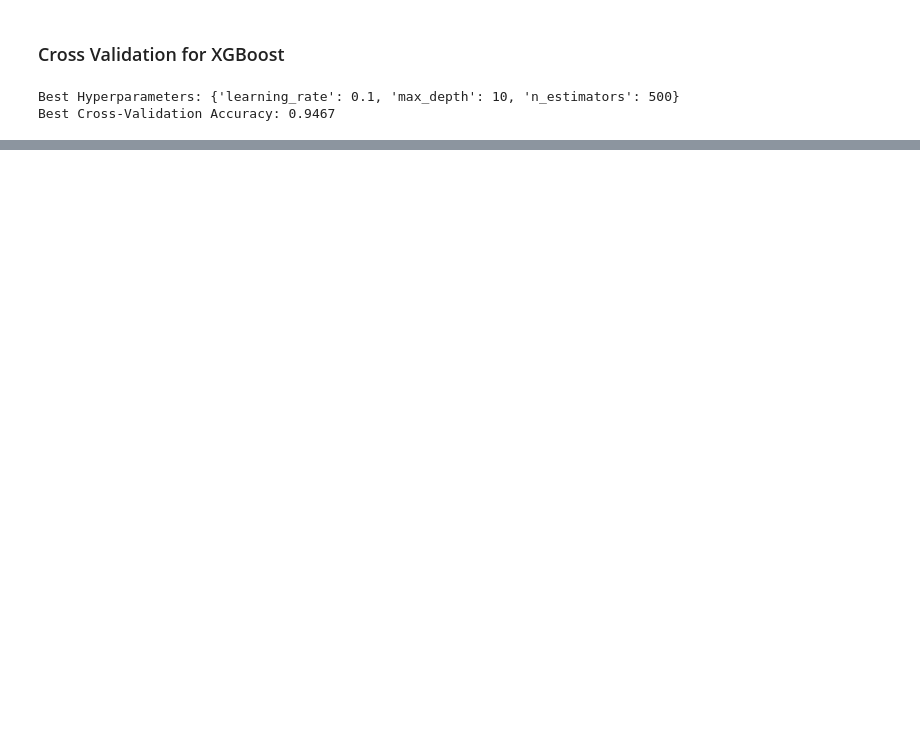
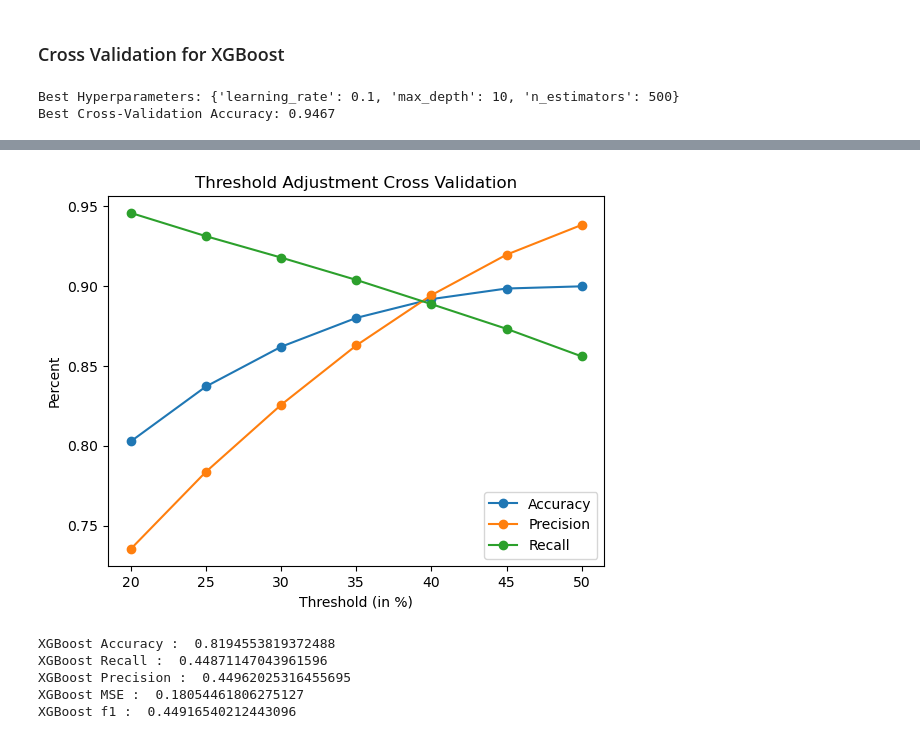
Before and after one commit to dr17549/Credit-Default-Prediction, a Jupyter notebook: Loan Default.ipynb, the cells around one changed output, grey strips where cells are left out. Saved outputs shown, nothing was run; the diff lists cells and outputs as text; code cells hidden in the pictures; blank space fills up the shorter version.

```diff
--- a/Loan Default.ipynb
+++ b/Loan Default.ipynb
@@ -962,0 +982,13 @@ Best Cross-Validation Accuracy: 0.9467
+# %%
+array = {'Accuracy' :  cross_validate_result,
+        'Precision' :  cross_validate_precision ,
+        'Recall' :  cross_validate_recall}
+
+pd.DataFrame(array).plot(kind='line', marker='o')
+# Display the plot
+plt.title('Threshold Adjustment Cross Validation')
+plt.xlabel('Threshold (in %)')
+plt.ylabel('Percent')
+plt.show()
+# %% [output]
+[figure, added]
@@ -962,0 +1000,12 @@ Best Cross-Validation Accuracy: 0.9467
+# %%
+print("XGBoost Accuracy : " , accuracy_score(y_OOS_test, y_pred))
+print("XGBoost Recall : " , recall_score(y_OOS_test, y_pred))
+print("XGBoost Precision : ", precision_score(y_OOS_test,y_pred))
+print("XGBoost MSE : ", mean_squared_error(y_OOS_test,y_pred))
+print("XGBoost f1 : ", f1_score(y_OOS_test,y_pred))
+# %% [output]
+XGBoost Accuracy :  0.8194553819372488
+XGBoost Recall :  0.44871147043961596
+XGBoost Precision :  0.44962025316455695
+XGBoost MSE :  0.18054461806275127
+XGBoost f1 :  0.44916540212443096
```
Also changed, not shown: parts of 14 cells of this notebook.
